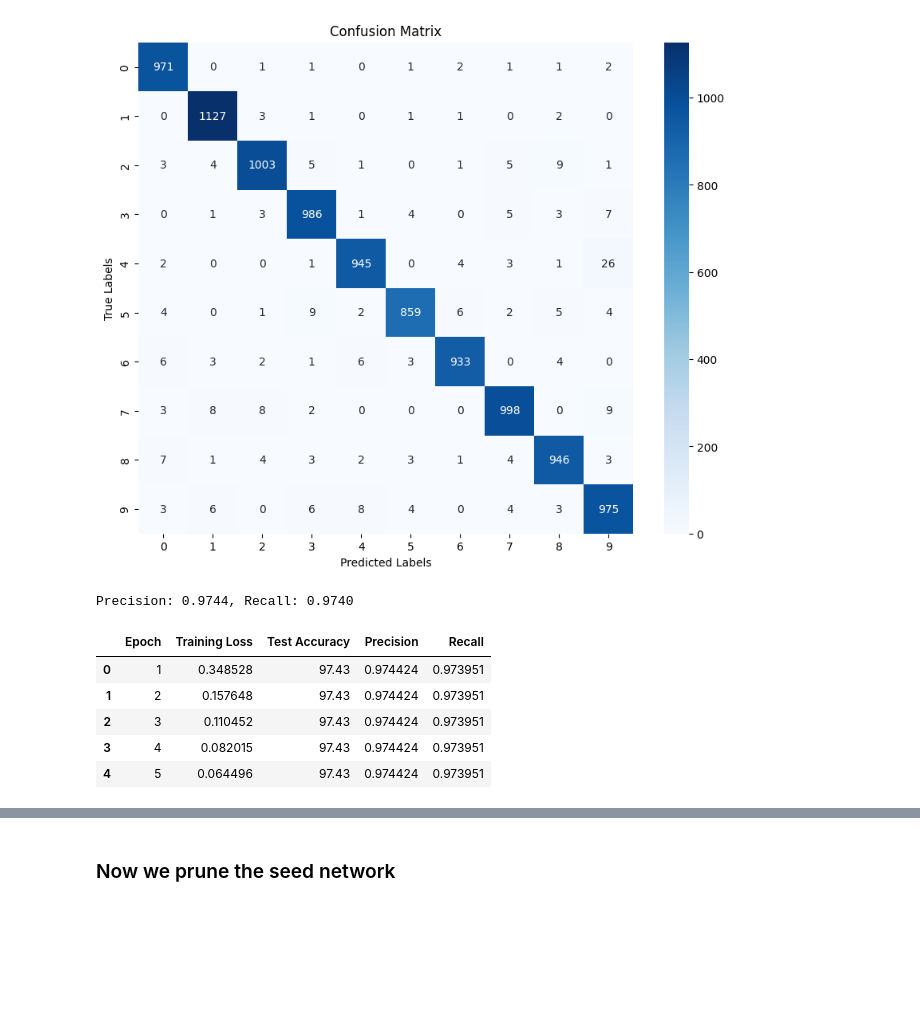
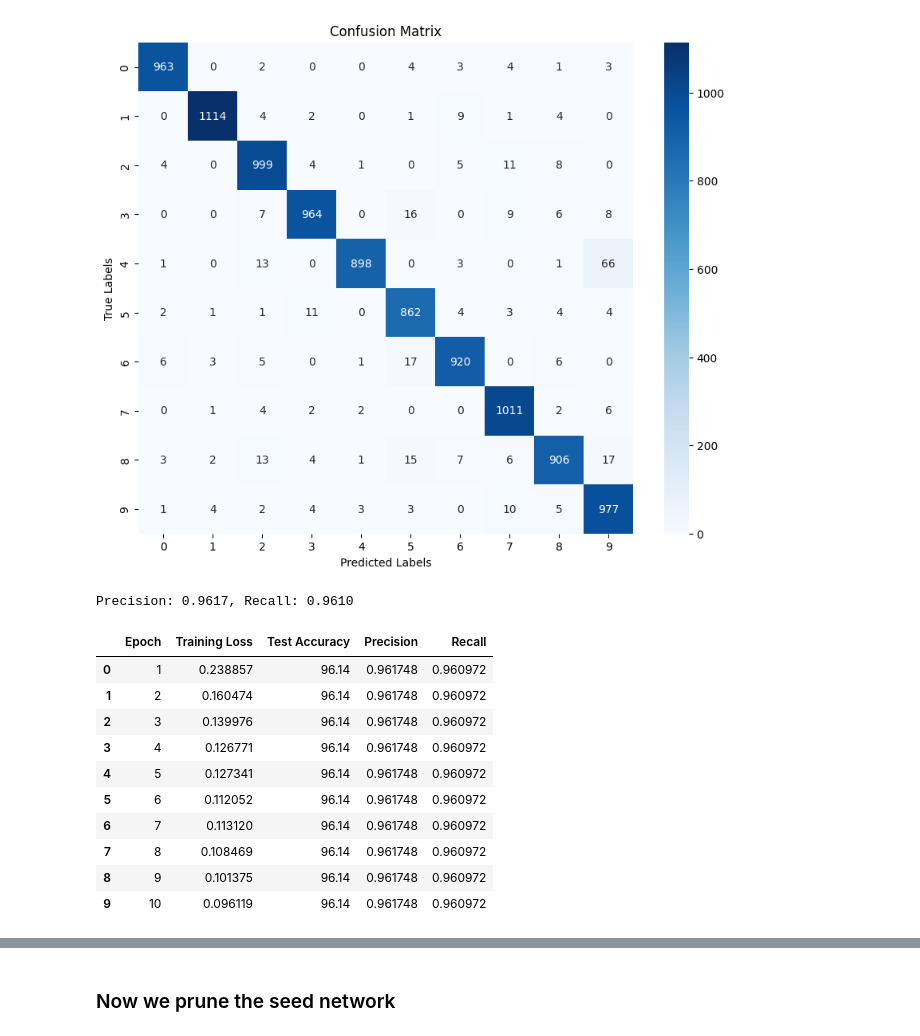
Before and after one commit to Yukesh432/pytorch-learning, a Jupyter notebook: nn_architecture/simple_nn.ipynb, the cells around one changed output, grey strips where cells are left out. Cells and saved outputs as stored; diff of their text form; code cells hidden in the pictures; blank space fills up the shorter version.

```diff
--- a/nn_architecture/simple_nn.ipynb
+++ b/nn_architecture/simple_nn.ipynb
@@ -58,13 +79,13 @@ def validate_network(model, validation_loader, criterion):
 # Initialize network and other training components
 seed_net = SeedNet()
 criterion = nn.CrossEntropyLoss()
-optimizer = optim.Adam(seed_net.parameters(), lr=0.001)
+optimizer = optim.Adam(seed_net.parameters(), lr=0.01)
 train_data = datasets.MNIST(root='./data', train=True, download=True, transform=transforms.ToTensor())
-train_loader = DataLoader(train_data, batch_size=64, shuffle=True)
+train_loader = DataLoader(train_data, batch_size=32, shuffle=True)
 
 # Train the network
 train_losses= []
-for epoch in range(5):  # You can adjust the number of epochs
+for epoch in range(10):  # You can adjust the number of epochs
     epoch_loss= 0
     for data, target in train_loader:
         optimizer.zero_grad()
@@ -85,12 +122,13 @@ Epoch 5, Loss: 0.0645
 # %%
 # Load test data
 test_data = datasets.MNIST(root='./data', train=False, download=True, transform=transforms.ToTensor())
-test_loader = DataLoader(test_data, batch_size=64, shuffle=False)
+test_loader = DataLoader(test_data, batch_size=32, shuffle=False)
 
 # Evaluate the model
 seed_net.eval()
 test_loss = 0
 correct = 0
+
 with torch.no_grad():
     for data, target in test_loader:
         output = seed_net(data)
@@ -159,25 +197,30 @@ def  log_to_excel(data, filename= "pruned_model_logs.xlsx"):
 # %%
 # After training, pruning, and evaluating
 conf_matrix, precision, recall = evaluate_model_performance(seed_net, test_loader)
 log_data = {
-    "Epoch": list(range(1, 6)),
+    "Epoch": list(range(1, 11)),
     "Training Loss": train_losses,
-    "Test Accuracy": [test_accuracy] * 5,
-    "Precision": [precision] * 5,
-    "Recall": [recall] * 5,
+    "Test Accuracy": [test_accuracy] * 10,
+    "Precision": [precision] * 10,
+    "Recall": [recall] * 10,
     # Add more metrics as needed
 }
 log_to_excel(log_data)
 # %% [output]
-[figure, old version]
+[figure, new version]
-Precision: 0.9744, Recall: 0.9740
+Precision: 0.9617, Recall: 0.9610
 # %%
 df= pd.read_excel('model_logs.xlsx')
-df.head()
+df.head(10)
 # %% [output]
 |  | Epoch | Training Loss | Test Accuracy | Precision | Recall |
-| 0 | 1 | 0.348528 | 97.43 | 0.974424 | 0.973951 |
-| 1 | 2 | 0.157648 | 97.43 | 0.974424 | 0.973951 |
-| 2 | 3 | 0.110452 | 97.43 | 0.974424 | 0.973951 |
-| 3 | 4 | 0.082015 | 97.43 | 0.974424 | 0.973951 |
-| 4 | 5 | 0.064496 | 97.43 | 0.974424 | 0.973951 |
+| 0 | 1 | 0.238857 | 96.14 | 0.961748 | 0.960972 |
+| 1 | 2 | 0.160474 | 96.14 | 0.961748 | 0.960972 |
+| 2 | 3 | 0.139976 | 96.14 | 0.961748 | 0.960972 |
+| 3 | 4 | 0.126771 | 96.14 | 0.961748 | 0.960972 |
+| 4 | 5 | 0.127341 | 96.14 | 0.961748 | 0.960972 |
+| 5 | 6 | 0.112052 | 96.14 | 0.961748 | 0.960972 |
+| 6 | 7 | 0.113120 | 96.14 | 0.961748 | 0.960972 |
+| 7 | 8 | 0.108469 | 96.14 | 0.961748 | 0.960972 |
+| 8 | 9 | 0.101375 | 96.14 | 0.961748 | 0.960972 |
+| 9 | 10 | 0.096119 | 96.14 | 0.961748 | 0.960972 |
```
Also changed, not shown: parts of 9 cells of this notebook.
